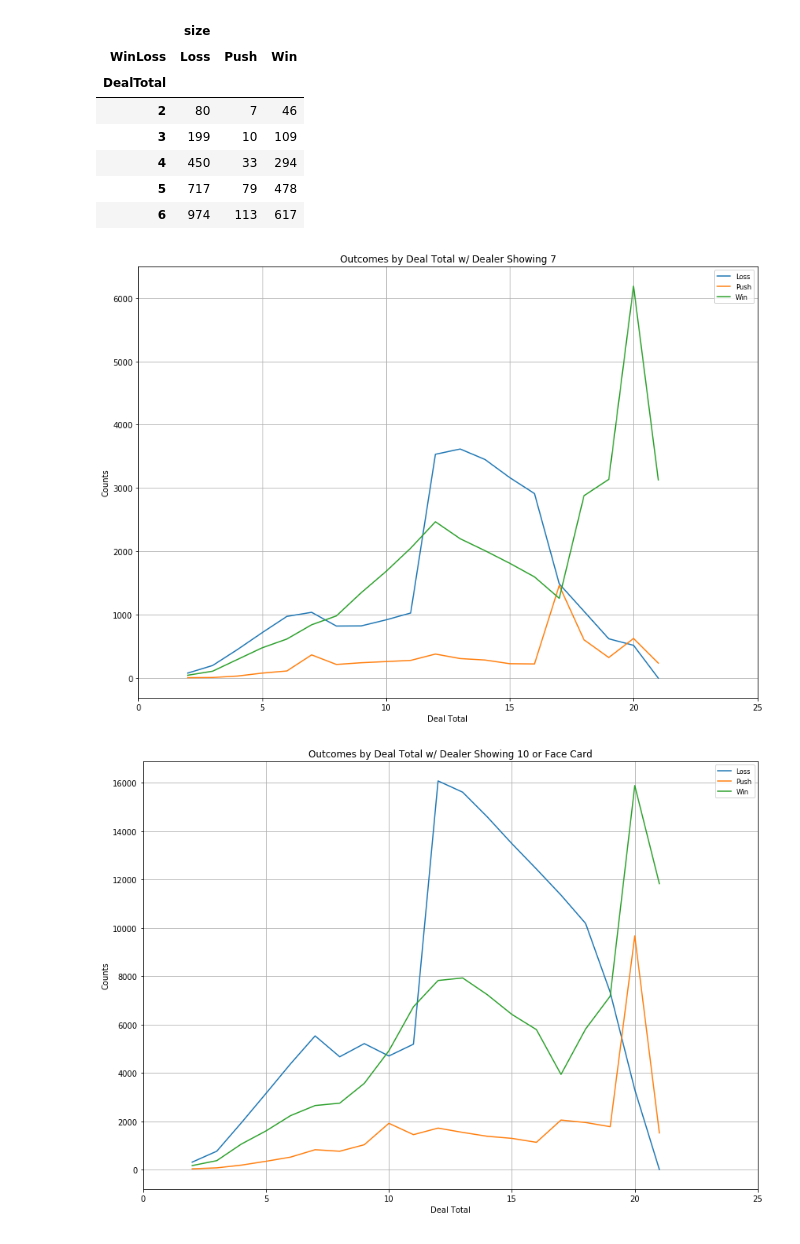
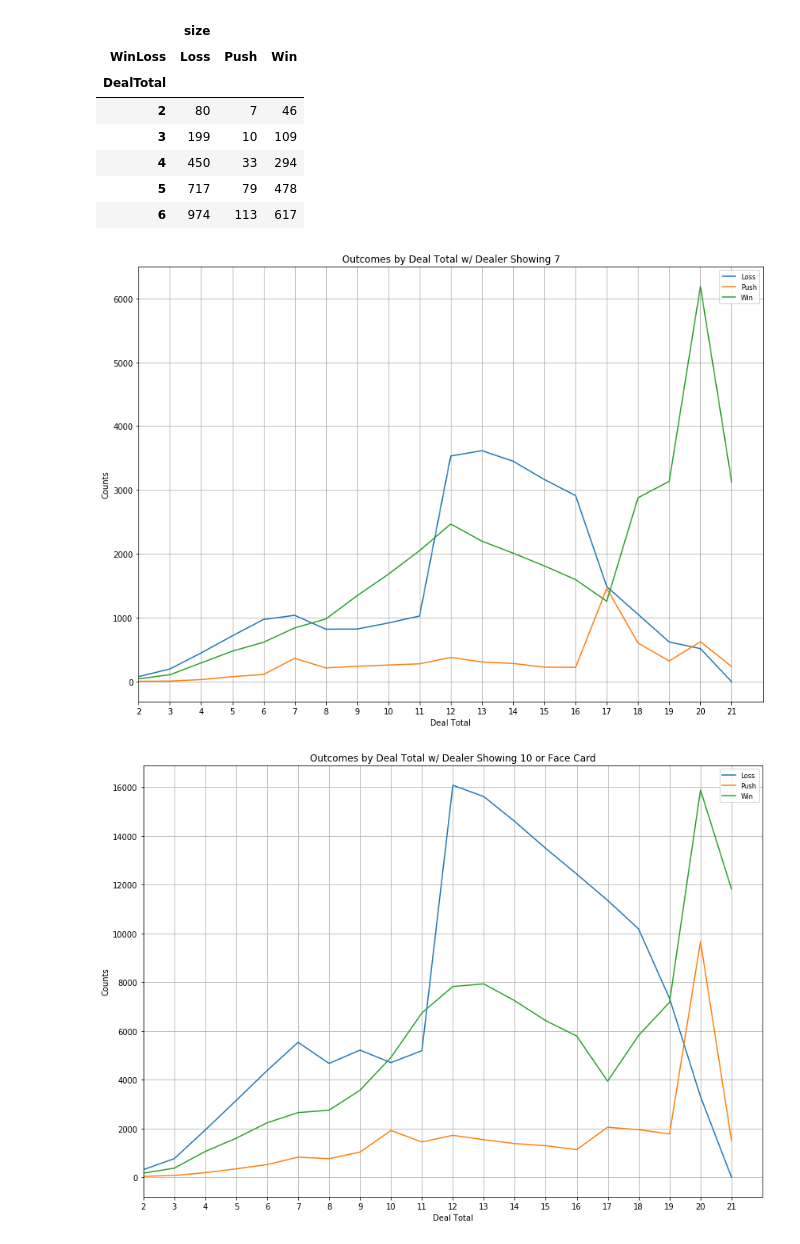
Before and after one commit to anirahul/Team_Carolina, a Jupyter notebook: Dean/blackjack(DK).ipynb, the cells around one changed output. Cells and saved outputs as stored; diff of their text form; code cells hidden in the pictures.

Commit message:
Updated ticks

```diff
--- a/Dean/blackjack(DK).ipynb
+++ b/Dean/blackjack(DK).ipynb
@@ -234,3 +228,8 @@ dealup_pvt = pd.pivot_table(dealup_df,index=["DealTotal"]
                ,values=["WinLoss"]
                ,aggfunc=['size']
                ,fill_value = 0)
+# %%
+tick_locations = [2,3,4,5,6,7,8,9,10,11,12,13,14,15,16,17,18,19,20,21]
+dAce_ticks = np.array([2,3,4,5,6,7,8,9,10,11,12,13,14,15,16,17,18,19,20,21])
+s = pd.Series(dAce_ticks)
+print(s)
@@ -277,13 +297,14 @@ plt.grid(True)
 plt.title('Outcomes by Deal Total w/ Dealer Showing 7')
 plt.xlabel('Deal Total')
 plt.ylabel('Counts')
-plt.xlim(0, 25)
+plt.xticks(tick_locations, dAce_ticks, rotation="horizontal")
+plt.xlim(2, 22)
 
 # Save the Figure
 plt.savefig("OCByDT_Dlr7.png")
 plt.show()
 # %% [output]
-[figure, old version]
+[figure, new version]
 # %%
 dealup10FC = pd.pivot_table(dealup_df[dealup_df.DealerUp == 10]
                          , index=["DealTotal"]
@@ -294,19 +315,20 @@ dealup10FC = pd.pivot_table(dealup_df[dealup_df.DealerUp == 10]
 # %%
 dealup10FC.plot.line()
 
 plt.legend(('Loss','Push','Win'),
            loc="best", fontsize="small", fancybox=True)
 plt.grid(True)
 plt.title('Outcomes by Deal Total w/ Dealer Showing 10 or Face Card')
 plt.xlabel('Deal Total')
 plt.ylabel('Counts')
-plt.xlim(0, 25)
+plt.xticks(tick_locations, dAce_ticks, rotation="horizontal")
+plt.xlim(2, 22)
 
 # Save the Figure
 plt.savefig("OCByDT_Dlr10FC.png")
 plt.show()
 # %% [output]
-[figure, old version]
+[figure, new version]
 # %%
 #df2 = df[(df.a != -1) | (df.b != -1)]
 
```
Also changed, not shown: parts of 5 cells of this notebook, 5 other files.
